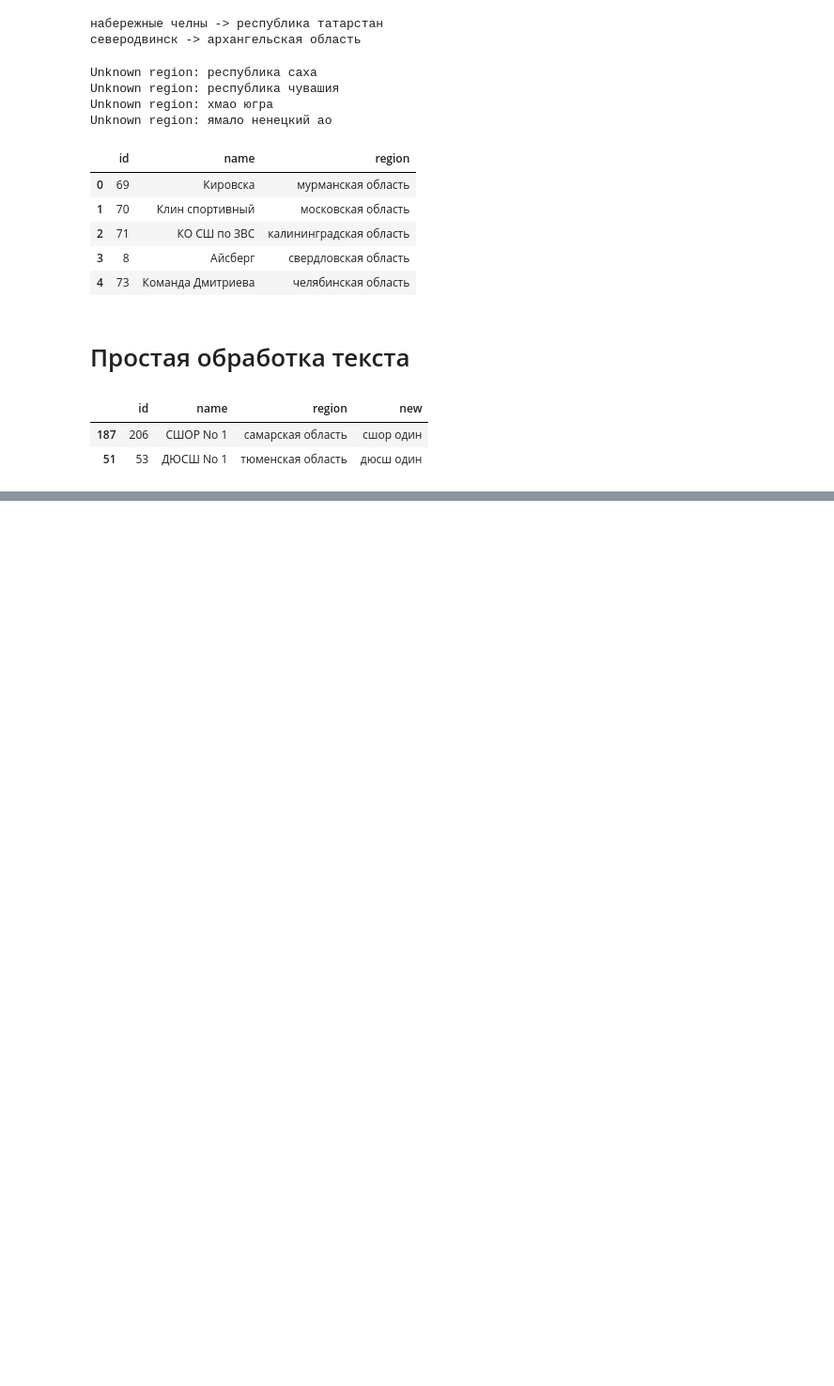
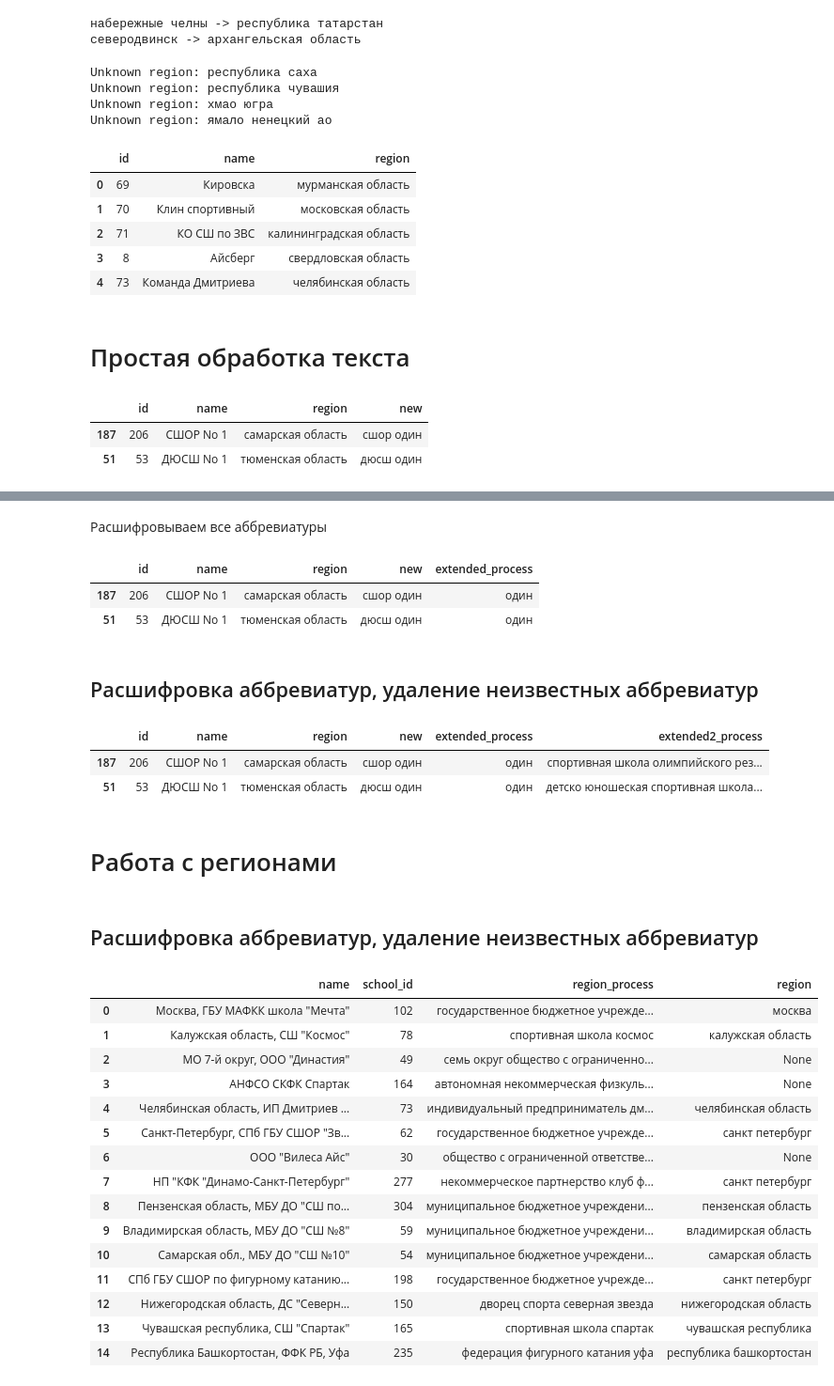
Before and after one commit to alekFil/goprotect_matching, a Jupyter notebook: notebooks/experiments3/exp30_preprocessing.ipynb, the cells around one changed output, grey strips where cells are left out. Shown: that part at 94% size. Drawn from its saved outputs; the diff is of its cells as text; code cells hidden in the pictures; blank space fills up the shorter version.

```diff
--- a/notebooks/experiments3/exp30_preprocessing.ipynb
+++ b/notebooks/experiments3/exp30_preprocessing.ipynb
@@ -110,0 +321,2 @@ reference.loc[[187, 51], :]
+# %% [markdown]
+Расшифровываем все аббревиатуры
@@ -110,0 +425,8 @@ reference.loc[[187, 51], :]
+# %%
+reference.loc[[187, 51], :]
+# %% [output]
+|  | id | name | region | new | extended_process |
+| 187 | 206 | СШОР No 1 | самарская область | сшор один | один |
+| 51 | 53 | ДЮСШ No 1 | тюменская область | дюсш один | один |
+# %% [markdown]
+## Расшифровка аббревиатур, удаление неизвестных аббревиатур
@@ -110,0 +443,43 @@ reference.loc[[187, 51], :]
+# %%
+reference.loc[[187, 51], :]
+# %% [output]
+|  | id | name | region | new | extended_process | extended2_process |
+| 187 | 206 | СШОР No 1 | самарская область | сшор один | один | спортивная школа олимпийского рез... |
+| 51 | 53 | ДЮСШ No 1 | тюменская область | дюсш один | один | детско юношеская спортивная школа... |
+# %% [markdown]
+# Работа с регионами
+# %% [markdown]
+## Расшифровка аббревиатур, удаление неизвестных аббревиатур
+# %%
+train["region_process"] = train.name.apply(ppf.simple_preprocess_text).str.lower()
+train.region_process = train.region_process.apply(ppf.replace_numbers_with_text)
+train.region_process = train.region_process.apply(
+    ppf.abbr_preprocess_text, args=(abbr_dict, False, False, True, False)
+)
+# %%
+train["region"] = train.region_process.apply(
+    ppf.process_region, args=(list(region_dict.keys()), True)
+)
+
+train.region_process = train.region_process.apply(
+    ppf.process_region, args=(list(region_dict.keys()),)
+)
+# %%
+train.head(15)
+# %% [output]
+|  | name | school_id | region_process | region |
+| 0 | Москва, ГБУ МАФКК школа "Мечта" | 102 | государственное бюджетное учрежде... | москва |
+| 1 | Калужская область, СШ "Космос" | 78 | спортивная школа космос | калужская область |
+| 2 | МО 7-й округ, ООО "Династия" | 49 | семь округ общество с ограниченно... | None |
+| 3 | АНФСО СКФК Спартак | 164 | автономная некоммерческая физкуль... | None |
+| 4 | Челябинская область, ИП Дмитриев ... | 73 | индивидуальный предприниматель дм... | челябинская область |
+| 5 | Санкт-Петербург, СПб ГБУ СШОР "Зв... | 62 | государственное бюджетное учрежде... | санкт петербург |
+| 6 | ООО "Вилеса Айс" | 30 | общество с ограниченной ответстве... | None |
+| 7 | НП "КФК "Динамо-Санкт-Петербург" | 277 | некоммерческое партнерство клуб ф... | санкт петербург |
+| 8 | Пензенская область, МБУ ДО "СШ по... | 304 | муниципальное бюджетное учреждени... | пензенская область |
+| 9 | Владимирская область, МБУ ДО "СШ №8" | 59 | муниципальное бюджетное учреждени... | владимирская область |
+| 10 | Самарская обл., МБУ ДО "СШ №10" | 54 | муниципальное бюджетное учреждени... | самарская область |
+| 11 | СПб ГБУ СШОР по фигурному катанию... | 198 | государственное бюджетное учрежде... | санкт петербург |
+| 12 | Нижегородская область, ДС "Северн... | 150 | дворец спорта северная звезда | нижегородская область |
+| 13 | Чувашская республика, СШ "Спартак" | 165 | спортивная школа спартак | чувашская республика |
+| 14 | Республика Башкортостан, ФФК РБ, Уфа | 235 | федерация фигурного катания уфа | республика башкортостан |
```
Also changed, not shown: parts of 8 cells of this notebook, 31 other files.
